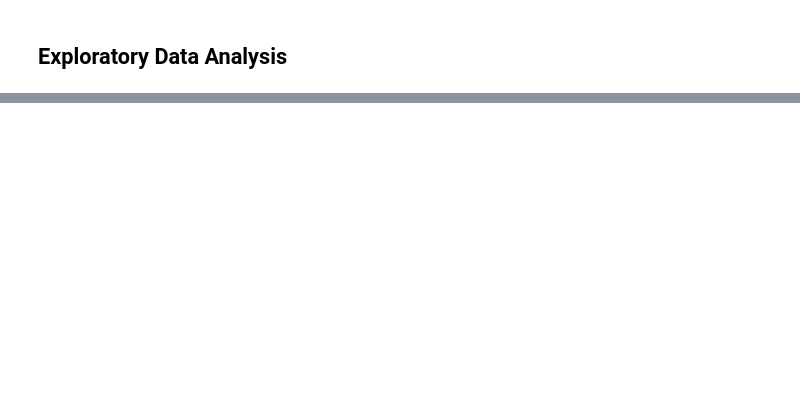
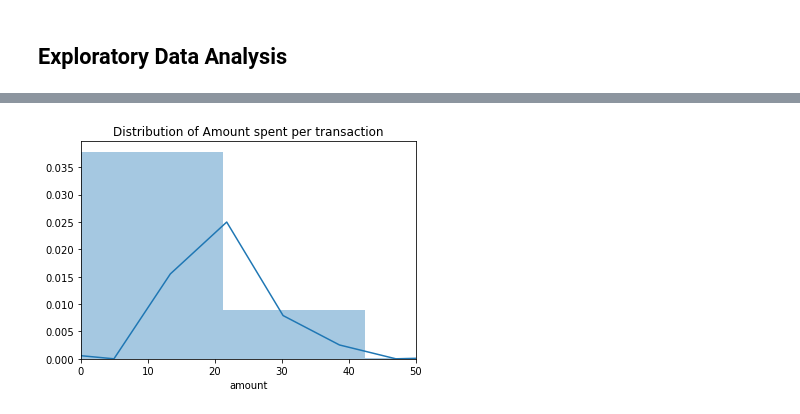
Before and after one commit to Kaiseryang1224/Starbucks_Capstone, a Jupyter notebook: Starbucks_Capstone_notebook.ipynb, the cells around one changed output, grey strips where cells are left out. Saved outputs shown, nothing was run; the diff lists cells and outputs as text; code cells hidden in the pictures; blank space fills up the shorter version.

```diff
--- a/Starbucks_Capstone_notebook.ipynb
+++ b/Starbucks_Capstone_notebook.ipynb
@@ -724,0 +750,6 @@ After cleaning we have two dataframes
+# %%
+sns.distplot(non_offer.amount)
+plt.title('Distribution of Amount spent per transaction')
+plt.xlim((0,50));
+# %% [output]
+[figure, added]
```
Also changed, not shown: parts of 108 cells of this notebook, 1 other file.
